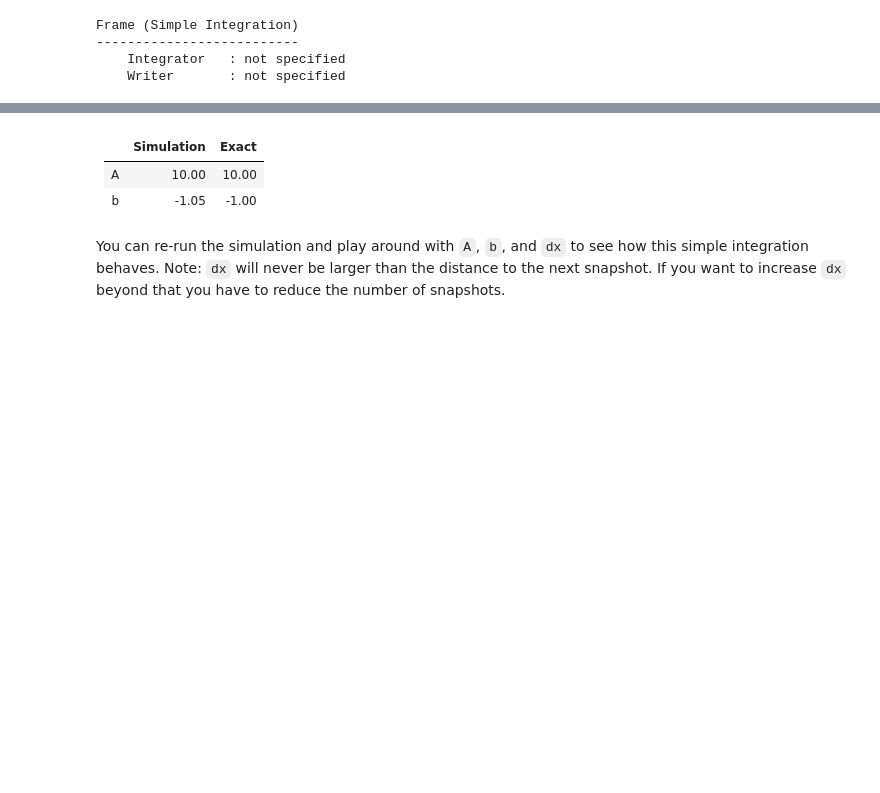
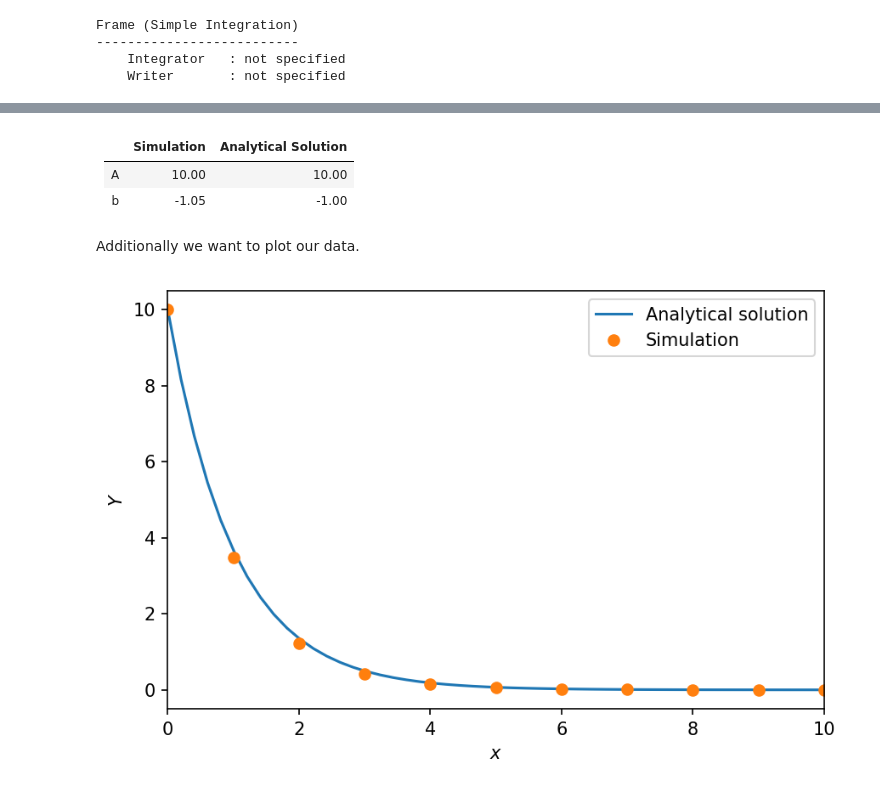
Before and after one commit to stammler/simframe, a Jupyter notebook: examples/1_simple_integration.ipynb, the cells around one changed output, grey strips where cells are left out. Cells and saved outputs as stored; diff of their text form; code cells hidden in the pictures; blank space fills up the shorter version.

```diff
--- a/examples/1_simple_integration.ipynb
+++ b/examples/1_simple_integration.ipynb
@@ -226,0 +199,2 @@ The simulation is now ready to go!
+# %%
+sim.writer.datadir = "1_data"
@@ -226,0 +203,2 @@ The simulation is now ready to go!
+# %%
+sim.writer.overwrite = True
@@ -296,3 +284,3 @@ This is a simple fit of the data to see if the original values of `A` and `b` ca
 # %%
-def fitfunc(x, A, b):
+def fit(x, A, b):
     return A*np.exp(b*x)
@@ -303,10 +291,10 @@ popt, pcov = curve_fit(fitfunc, data.x, data.Y)
 # %%
 from IPython.display import Markdown as md
-md("| |Simulation|Exact|\n|-|-|-|\n|A|{:4.2f}|{:4.2f}|\n|b|{:4.2f}|{:4.2f}|".format(popt[0],A,popt[1],b))
+md("| |Simulation|Analytical Solution|\n|:-:|:-:|:-:|\n|A|{:4.2f}|{:4.2f}|\n|b|{:4.2f}|{:4.2f}|".format(popt[0],A,popt[1],b))
 # %% [output]
-| |Simulation|Exact|
-|-|-|-|
+| |Simulation|Analytical Solution|
+|:-:|:-:|:-:|
 |A|10.00|10.00|
 |b|-1.05|-1.00|
-# %% [markdown]
-You can re-run the simulation and play around with `A`, `b`, and `dx` to see how this simple integration behaves. Note: `dx` will never be larger than the distance to the next snapshot. If you want to increase `dx` beyond that you have to reduce the number of snapshots.
+# %% [markdown]
+Additionally we want to plot our data.
@@ -312,0 +303,15 @@ You can re-run the simulation and play around with `A`, `b`, and `dx` to see how
+# %%
+def plot(data):
+    fig, ax = plt.subplots(dpi=150)
+    x = np.linspace(0., 20., 100)
+    ax.plot(x, fit(x, A, b), label="Analytical solution")
+    ax.plot(data.x, data.Y, "o", label="Simulation")
+    ax.set_xlim(data.x[0], data.x[-1])
+    ax.set_xlabel("$x$")
+    ax.set_ylabel("$Y$")
+    ax.legend()
+    fig.tight_layout()
+# %%
+plot(data)
+# %% [output]
+[figure, added]
```
Also changed, not shown: parts of 129 cells of this notebook, 42 other files.
